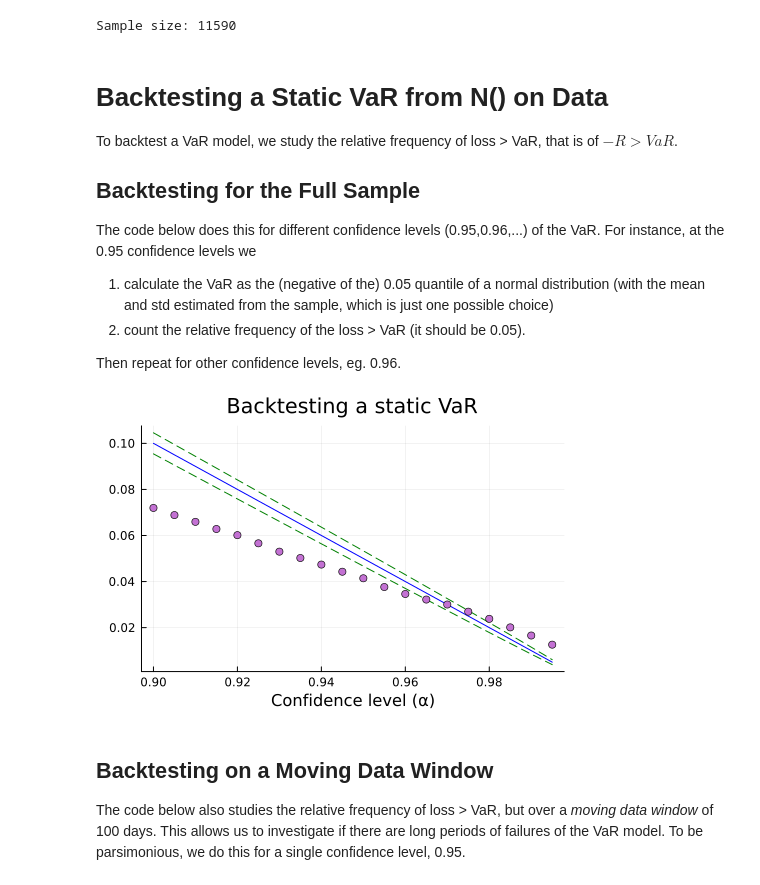
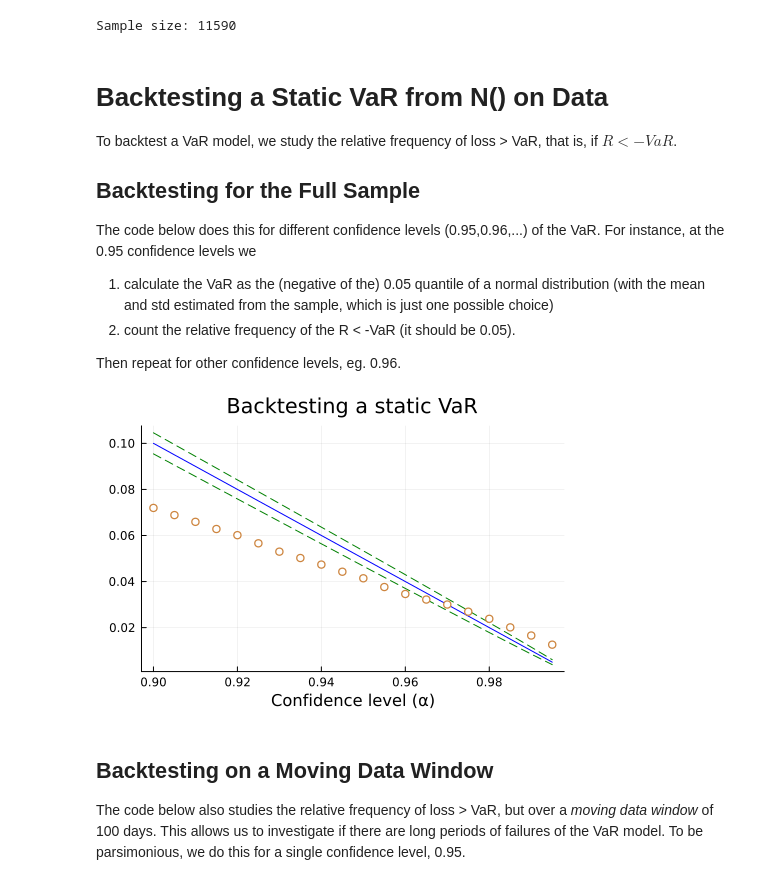
Before and after one commit to PaulSoderlind/ModernFinancialEconometrics, a Jupyter notebook: Ch21_RiskMeasures.ipynb, the cells around one changed output. Cells and saved outputs as stored; diff of their text form; code cells hidden in the pictures.

```diff
--- a/Ch21_RiskMeasures.ipynb
+++ b/Ch21_RiskMeasures.ipynb
@@ -98,13 +98,13 @@ Sample size: 11590
 # %% [markdown]
 # Backtesting a Static VaR from N() on Data
 
-To backtest a VaR model, we study the relative frequency of loss > VaR, that is of $-R > VaR$.
+To backtest a VaR model, we study the relative frequency of loss > VaR, that is, if $R < -VaR$.
 
 ## Backtesting for the Full Sample
 
 The code below does this for different confidence levels (0.95,0.96,...) of the VaR. For instance, at the 0.95 confidence levels we
 1. calculate the VaR as the (negative of the) 0.05 quantile of a normal distribution (with the mean and std estimated from the sample, which is just one possible choice)
-2. count the relative frequency of the loss > VaR (it should be 0.05).
+2. count the relative frequency of the R < -VaR (it should be 0.05).
 
 Then repeat for other confidence levels, eg. 0.96.
 # %%
@@ -131,14 +130,14 @@ confB = 1.0 .- α   .+ hcat(-1.64*std_freq,1.64*std_freq);
 # %%
 plot( α,hcat(1.0.-α,confB),
       linecolor = [:blue :green :green],
       linestyle = [:solid :dash :dash],
       title = "Backtesting a static VaR",
       xlabel= "Confidence level (α)",
       legend = false
 )
-scatter!(α,BreakFreq_L)
+scatter!(α,BreakFreq_L,markercolor=:white,markerstrokecolor=:peru,markerstrokewidth=2)
 # %% [output]
-[figure, old version]
+[figure, new version]
 # %% [markdown]
 ## Backtesting on a Moving Data Window
 
```
Also changed, not shown: parts of 3 cells of this notebook, 3 other files.
